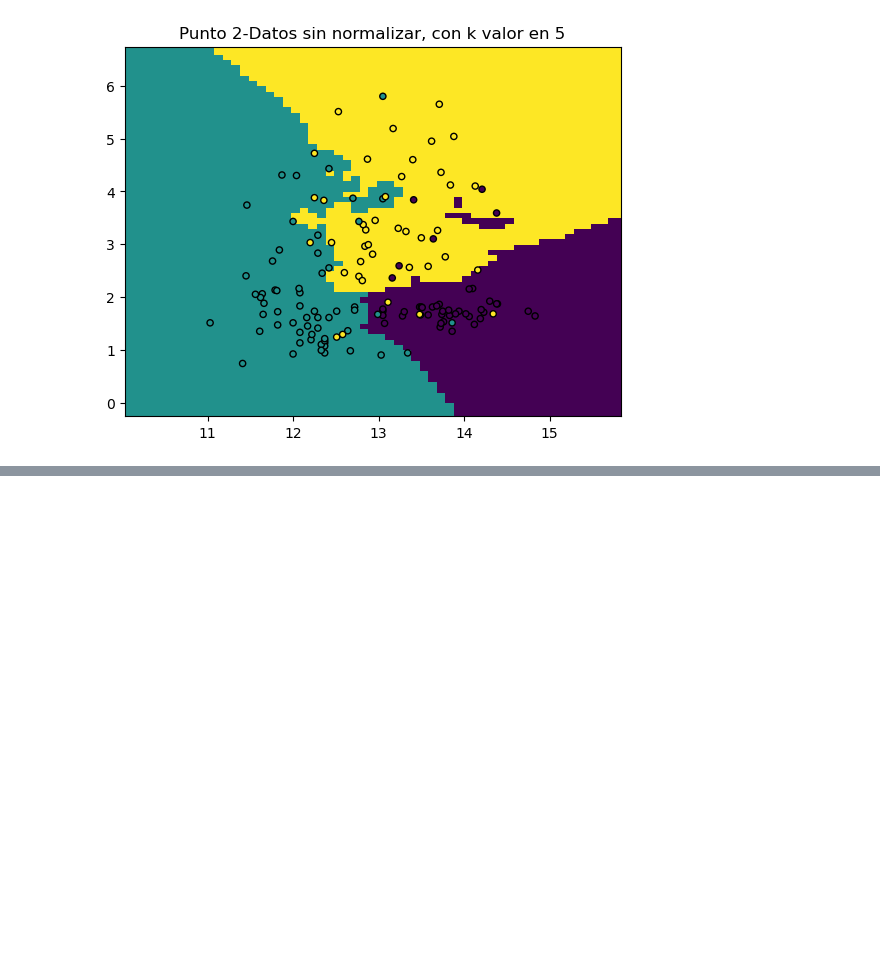
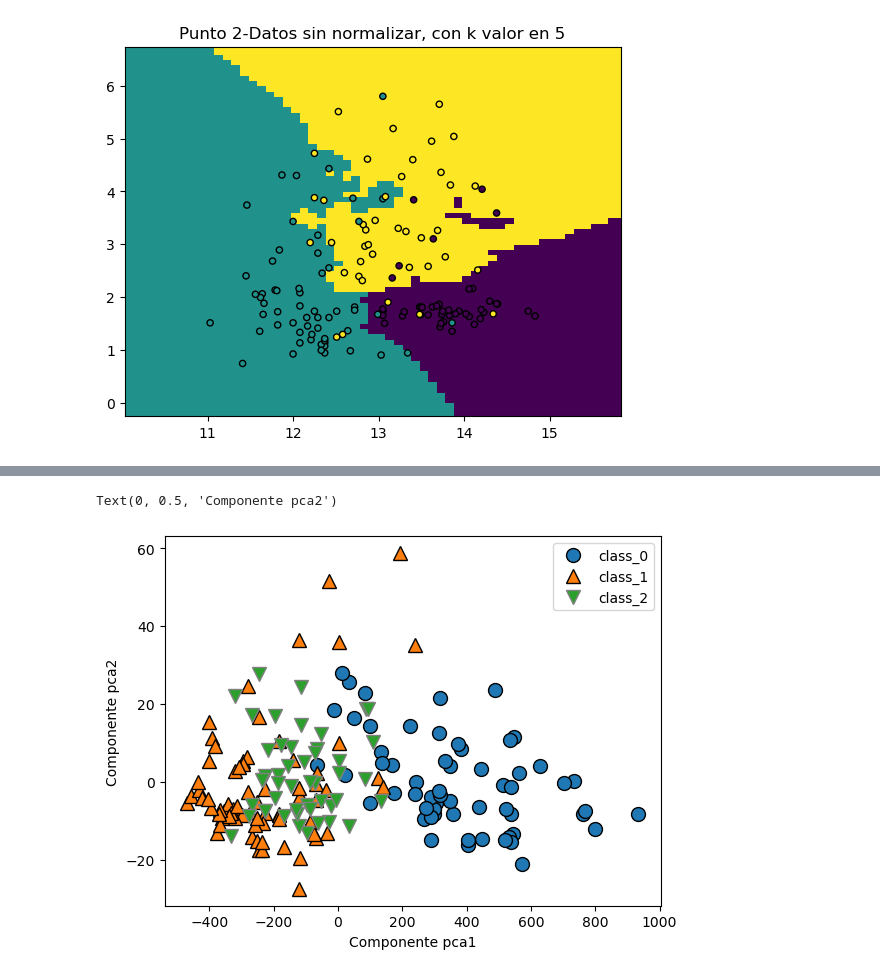
Before and after one commit to DanteBelNan/TP_Final-Machine-Learning, a Jupyter notebook: Tp_final.ipynb, the cells around one changed output, grey strips where cells are left out. Saved outputs shown, nothing was run; the diff lists cells and outputs as text; code cells hidden in the pictures; blank space fills up the shorter version.

```diff
--- a/Tp_final.ipynb
+++ b/Tp_final.ipynb
@@ -172,0 +193,8 @@ El score es: 0.8055555555555556
+# %%
+mglearn.discrete_scatter(transformada[:,0],transformada[:,1], wine.target)
+plt.legend(wine.target_names)
+plt.xlabel('Componente pca1')
+plt.ylabel('Componente pca2')
+# %% [output]
+Text(0, 0.5, 'Componente pca2')
+[figure, added]
```
Also changed, not shown: parts of 12 cells of this notebook.
